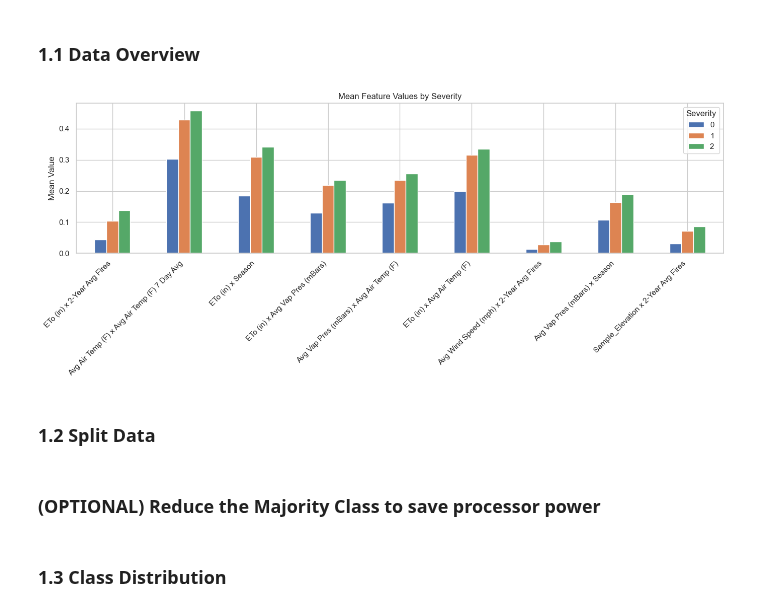
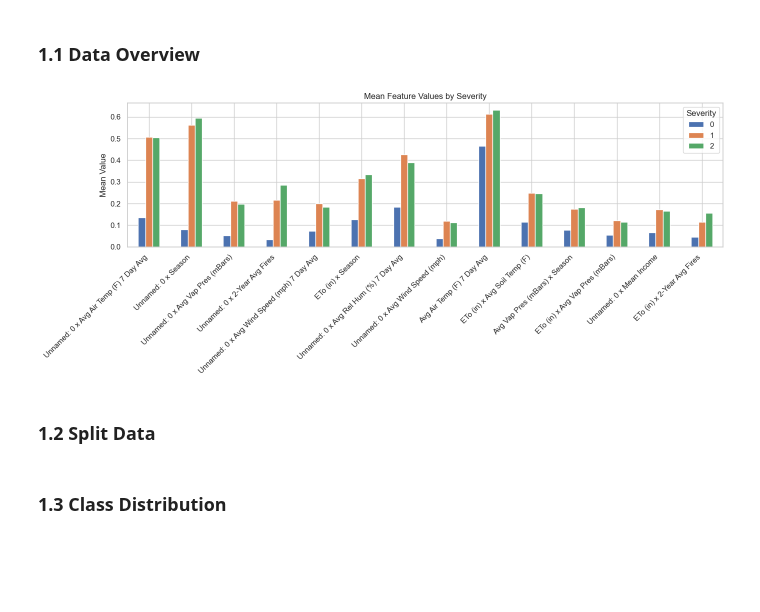
Before and after one commit to dustinlit/California-Wildfire-Ignition-ML-Modeling, a Jupyter notebook: notebooks/06_Class_Balancing.ipynb, the cells around one changed output. Saved outputs shown, nothing was run; the diff lists cells and outputs as text; code cells hidden in the pictures; blank space fills up the shorter version.

```diff
--- a/notebooks/06_Class_Balancing.ipynb
+++ b/notebooks/06_Class_Balancing.ipynb
@@ -84,28 +84,26 @@ y = pd.read_csv('../data/processed/y.csv').squeeze()
 # %%
 import pandas as pd
 import matplotlib.pyplot as plt
 
 # Assuming X is your feature DataFrame and y is your target Series
-df = X_scaled.copy()
+df = X.copy()
 df['Severity'] = y
 
 # Group by severity and take means
 group_means = df.groupby('Severity').mean().T
 
 # Plot
 group_means.plot(kind='bar', figsize=(14, 6))
 plt.title("Mean Feature Values by Severity")
 plt.ylabel("Mean Value")
 plt.xticks(rotation=45, ha='right')
 plt.tight_layout()
 plt.legend(title='Severity')
 plt.show()
 # %% [output]
-[figure, old version]
+[figure, new version]
 # %% [markdown]
 ### 1.2 Split Data
 # %%
 # Split into training and testing sets
 X_train, X_test, y_train, y_test = train_test_split(X, y, test_size=0.3)
-# %% [markdown]
-### (OPTIONAL) Reduce the Majority Class to save processor power
```
Also changed, not shown: parts of 6 cells of this notebook, 8 other files.
